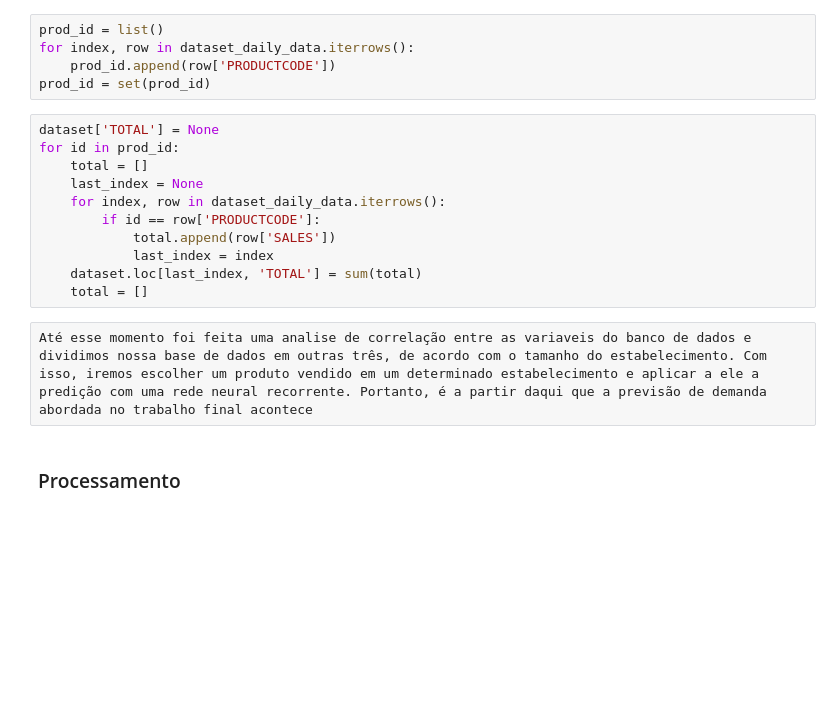
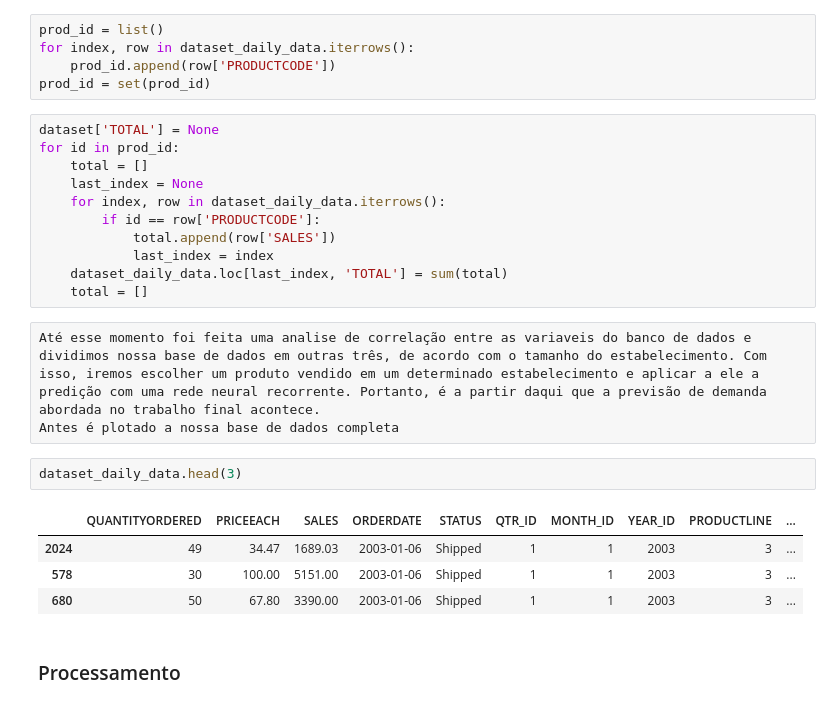
Before and after one commit to harryy97/pcp, a Jupyter notebook: pcp.ipynb, the cells around one changed output. Drawn from its saved outputs; the diff is of its cells as text; blank space fills up the shorter version.

```diff
--- a/pcp.ipynb
+++ b/pcp.ipynb
@@ -122,10 +122,18 @@ for id in prod_id:
         if id == row['PRODUCTCODE']:
             total.append(row['SALES'])
             last_index = index
-    dataset.loc[last_index, 'TOTAL'] = sum(total)
+    dataset_daily_data.loc[last_index, 'TOTAL'] = sum(total)
     total = []
 # %% [raw]
-Até esse momento foi feita uma analise de correlação entre as variaveis do banco de dados e dividimos nossa base de dados em outras três, de acordo com o tamanho do estabelecimento. Com isso, iremos escolher um produto vendido em um determinado estabelecimento e aplicar a ele a predição com uma rede neural recorrente. Portanto, é a partir daqui que a previsão de demanda abordada no trabalho final acontece
+Até esse momento foi feita uma analise de correlação entre as variaveis do banco de dados e dividimos nossa base de dados em outras três, de acordo com o tamanho do estabelecimento. Com isso, iremos escolher um produto vendido em um determinado estabelecimento e aplicar a ele a predição com uma rede neural recorrente. Portanto, é a partir daqui que a previsão de demanda abordada no trabalho final acontece.
+Antes é plotado a nossa base de dados completa
+# %%
+dataset_daily_data.head(3)
+# %% [output]
+|  | QUANTITYORDERED | PRICEEACH | SALES | ORDERDATE | STATUS | QTR_ID | MONTH_ID | YEAR_ID | PRODUCTLINE | ... |
+| 2024 | 49 | 34.47 | 1689.03 | 2003-01-06 | Shipped | 1 | 1 | 2003 | 3 | ... |
+| 578 | 30 | 100.00 | 5151.00 | 2003-01-06 | Shipped | 1 | 1 | 2003 | 3 | ... |
+| 680 | 50 | 67.80 | 3390.00 | 2003-01-06 | Shipped | 1 | 1 | 2003 | 3 | ... |
 # %% [markdown]
 ### Processamento
 # %%
```
Also changed, not shown: parts of 4 cells of this notebook.
